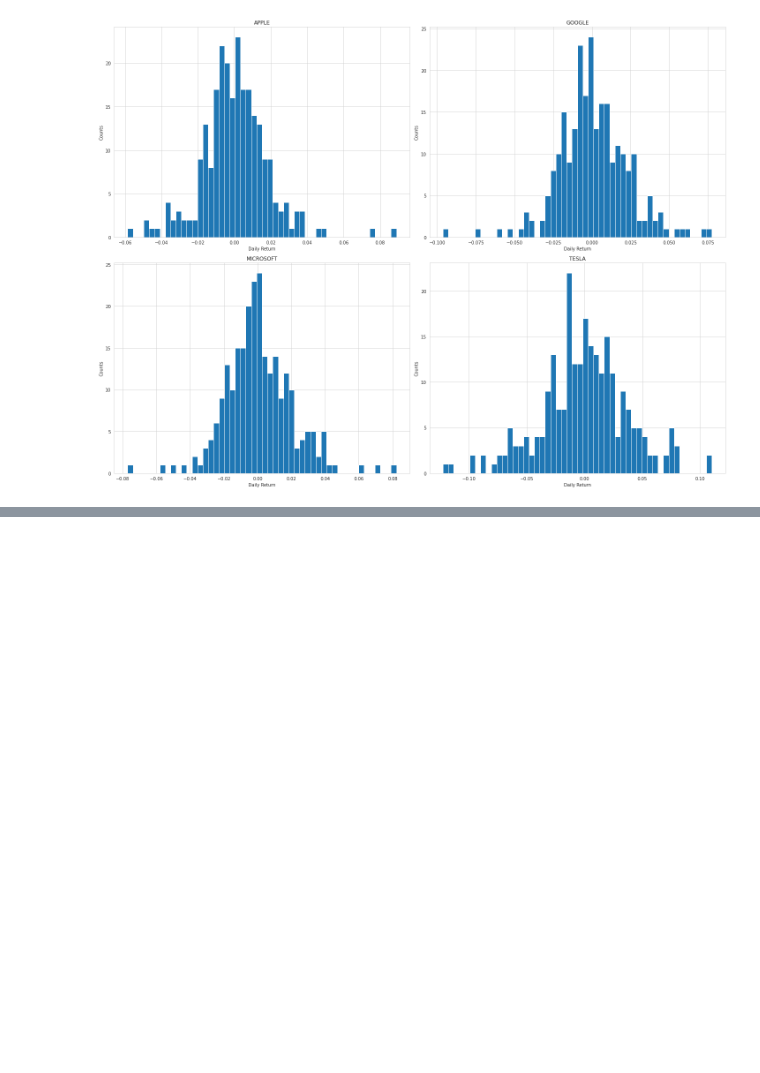
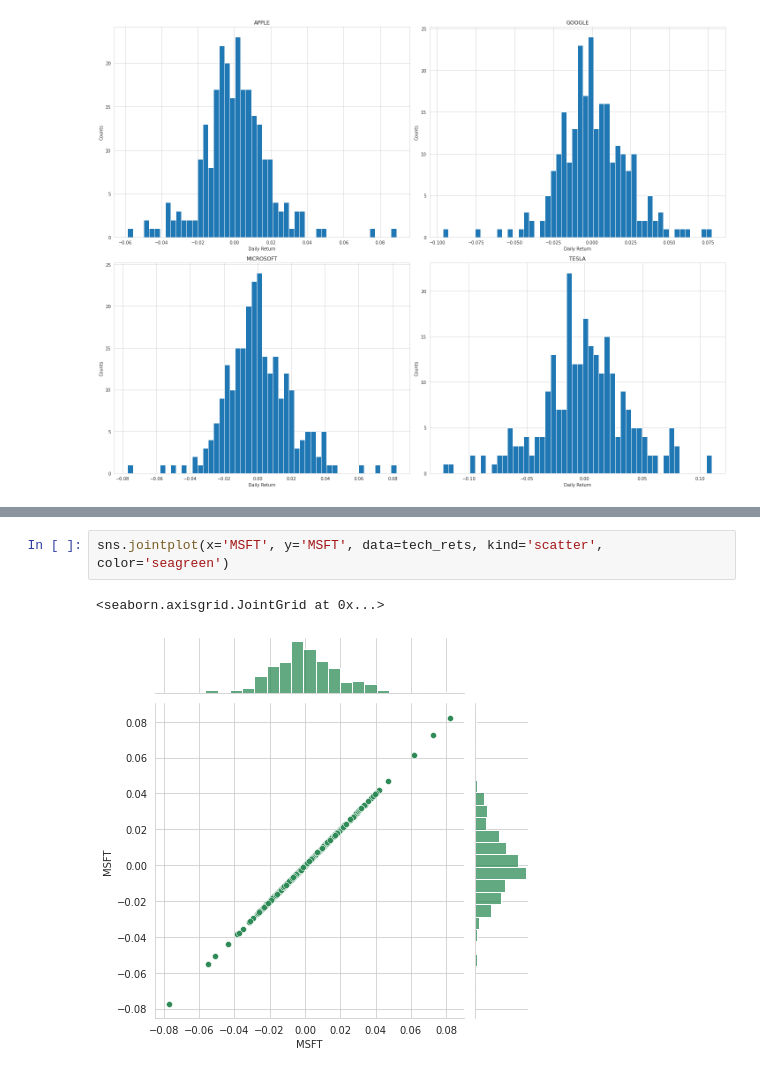
Before and after one commit to VanshitaMahajan14/Stock-Price-Prediction, a Jupyter notebook: main.ipynb, the cells around one changed output, grey strips where cells are left out. Drawn from its saved outputs; the diff is of its cells as text; blank space fills up the shorter version.

```diff
--- a/main.ipynb
+++ b/main.ipynb
@@ -171,0 +194,5 @@ plt.tight_layout()
+# %%
+sns.jointplot(x='MSFT', y='MSFT', data=tech_rets, kind='scatter', color='seagreen')
+# %% [output]
+<seaborn.axisgrid.JointGrid at 0x...>
+[figure, added]
```
Also changed, not shown: parts of 9 cells of this notebook.
